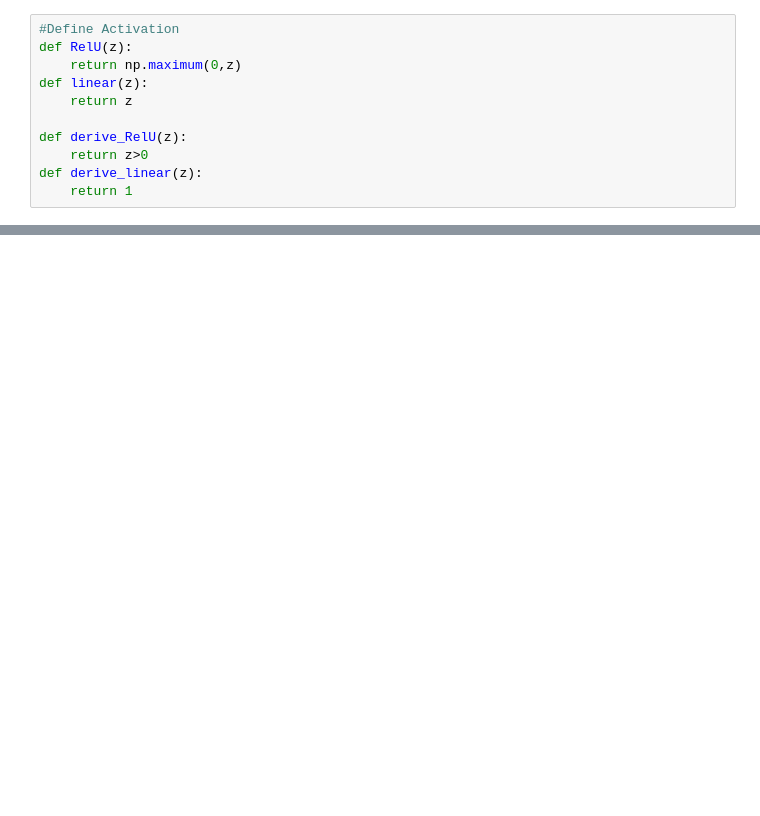
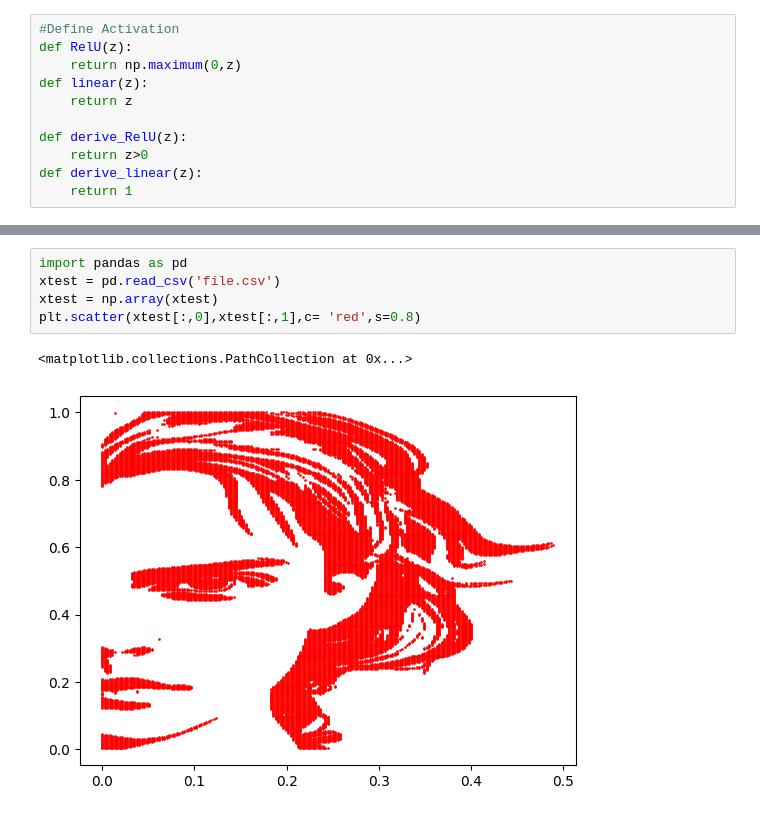
Before and after one commit to Vinaypaliwal123/Reflection_using_ANN, a Jupyter notebook: main.ipynb, the cells around one changed output, grey strips where cells are left out. Drawn from its saved outputs; the diff is of its cells as text; blank space fills up the shorter version.

```diff
--- a/main.ipynb
+++ b/main.ipynb
@@ -48,0 +201,8 @@ def update_params(w1,b1,w2,b2,dw1,db1,dw2,db2,alpha):
+# %%
+import pandas as pd
+xtest = pd.read_csv('file.csv')
+xtest = np.array(xtest)
+plt.scatter(xtest[:,0],xtest[:,1],c= 'red',s=0.8)
+# %% [output]
+<matplotlib.collections.PathCollection at 0x...>
+[figure, added]
```
Also changed, not shown: parts of 13 cells of this notebook, 1 other file.
